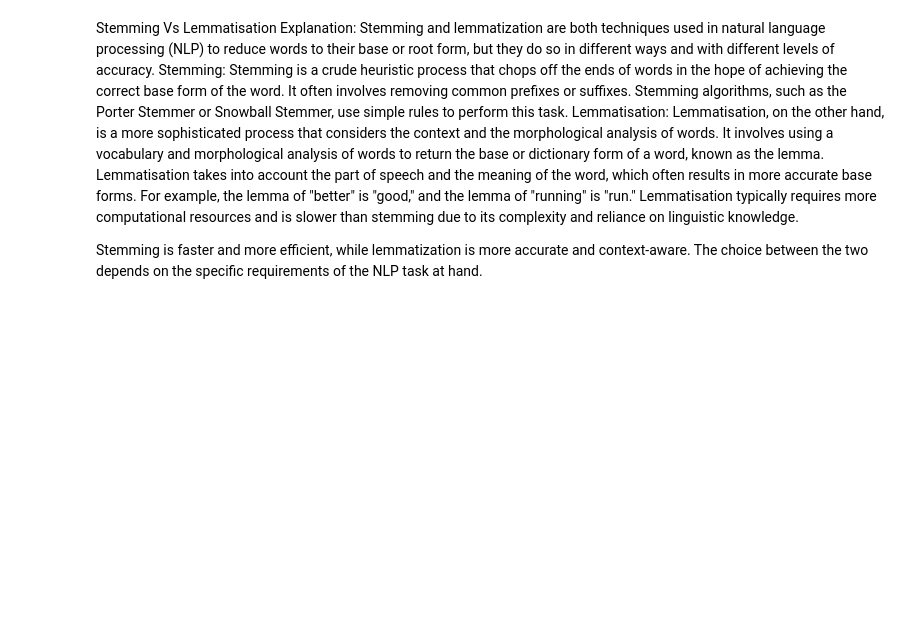
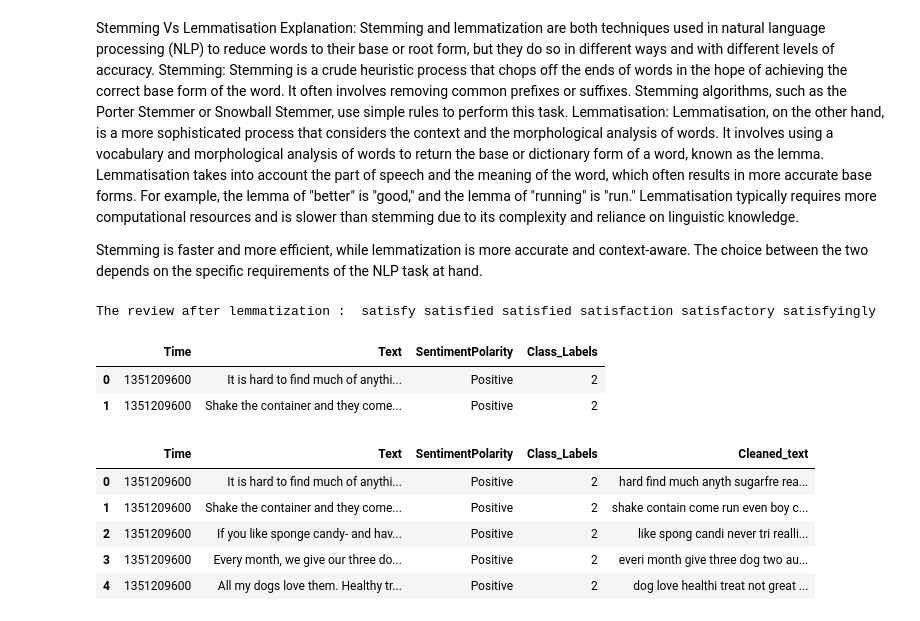
Before and after one commit to karthikeya-1508/NLP, a Jupyter notebook: Sentiment_Analysis Project/Sentiment_Analysis_NLP.ipynb, the cells around one changed output. Cells and saved outputs as stored; diff of their text form; code cells hidden in the pictures; blank space fills up the shorter version.

Commit message:
sentiment analysis

```diff
--- a/Sentiment_Analysis Project/Sentiment_Analysis_NLP.ipynb
+++ b/Sentiment_Analysis Project/Sentiment_Analysis_NLP.ipynb
@@ -324,6 +325,11 @@ stop_words
 nltk.download('stopwords')
 def removeStopWords(sentence):
   stop_words = set(stopwords.words('english'))
+   # need to take all negative words from the stop words in list after that we will remove those words from the stop words
+    #print("The stop words are : ", stop_words)
+  negative_words = ["not", "no", "nor", "never", "don't", "didn't", "doesn't", "isn't", "wasn't", "shouldn't", "wouldn't", "couldn't", "won't", "haven't", "hasn't", "hadn't", "mightn't", "mustn't", "shan't"]
+    #print("The negative words are : ", negative_words)
+  stop_words = stop_words - set(negative_words)
   word_tokens = sentence.split()
   cleaned_text = [word for word in word_tokens if not word in stop_words]
   cleaned_text = ' '.join(cleaned_text)
@@ -374,3 +380,42 @@ Lemmatisation typically requires more computational resources and is slower than
 
 
 Stemming is faster and more efficient, while lemmatization is more accurate and context-aware. The choice between the two depends on the specific requirements of the NLP task at hand.
+# %%
+def lemmatization(sentence):
+    lemmatizer = WordNetLemmatizer()
+    word_tokens = sentence.split()
+    cleaned_text = [lemmatizer.lemmatize(word) for word in word_tokens]
+    cleaned_text = ' '.join(cleaned_text)
+    return cleaned_text
+
+review_after_lemmatization = lemmatization(rev_test)
+print("The review after lemmatization : ",review_after_lemmatization)
+# %% [output]
+The review after lemmatization :  satisfy satisfied satisfied satisfaction satisfactory satisfyingly
+# %%
+sampled_dataset.head(2)
+# %% [output]
+|  | Time | Text | SentimentPolarity | Class_Labels |
+| 0 | 1351209600 | It is hard to find much of anythi... | Positive | 2 |
+| 1 | 1351209600 | Shake the container and they come... | Positive | 2 |
+# %%
+def data_preprocessing(sentence):
+  sentence = RemoveHtml(sentence)
+  sentence = removePunctuations(sentence)
+  sentence = stripLower(sentence)
+  sentence = take_only_distinct_words(sentence)
+  sentence = removeStopWords(sentence)
+  sentence = stemming(sentence)
+  return sentence
+
+# we will call this function for each and every review in our dataset
+sampled_dataset['Cleaned_text'] = sampled_dataset['Text'].apply(data_preprocessing)
+# %%
+sampled_dataset.head()
+# %% [output]
+|  | Time | Text | SentimentPolarity | Class_Labels | Cleaned_text |
+| 0 | 1351209600 | It is hard to find much of anythi... | Positive | 2 | hard find much anyth sugarfre rea... |
+| 1 | 1351209600 | Shake the container and they come... | Positive | 2 | shake contain come run even boy c... |
+| 2 | 1351209600 | If you like sponge candy- and hav... | Positive | 2 | like spong candi never tri realli... |
+| 3 | 1351209600 | Every month, we give our three do... | Positive | 2 | everi month give three dog two au... |
+| 4 | 1351209600 | All my dogs love them. Healthy tr... | Positive | 2 | dog love healthi treat not great ... |
```
Also changed, not shown: parts of 23 cells of this notebook.
